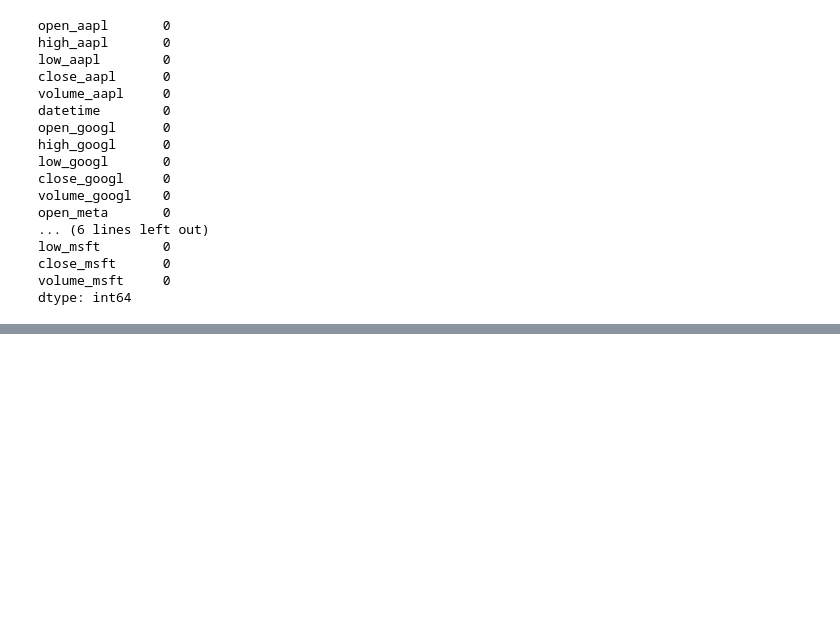
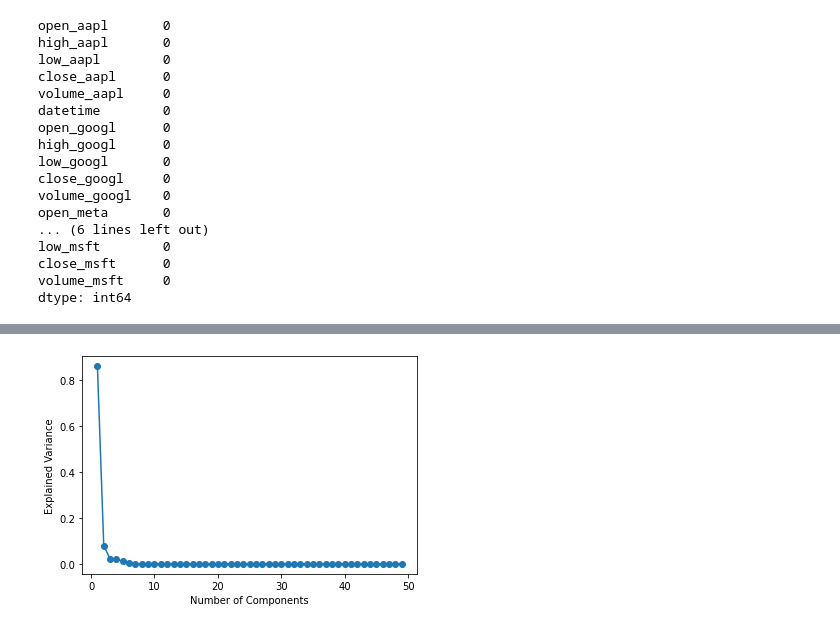
Before and after one commit to fmedrano2019/TraderJoes, a Jupyter notebook: TDAmeritrade-data-extraction.ipynb, the cells around one changed output, grey strips where cells are left out. Cells and saved outputs as stored; diff of their text form; code cells hidden in the pictures; blank space fills up the shorter version.

Commit message:
feature reduction attempts, limited due to high correlation

```diff
--- a/TDAmeritrade-data-extraction.ipynb
+++ b/TDAmeritrade-data-extraction.ipynb
@@ -243,0 +249,11 @@ df.to_csv("data/" + filename, index=False)
+# %%
+# Use Varclushi for feature importance and reduction
+
+#Drop row number columns and close_aapl price for feature correlation
+feature_data = data.drop(columns='close_aapl')
+feature_data = data.drop(columns='row_number')
+feature_data = data.drop(columns='datetime')
+
+data_vc = VarClusHi(feature_data, maxeigval2 = 1, maxclus = None)
+data_vc.varclus()
+data_vc.info
@@ -243,0 +273,12 @@ df.to_csv("data/" + filename, index=False)
+# %%
+# PCA Feature Reduction
+data_pca = feature_data.values
+data_pca = (data_pca - data_pca.mean()) / data_pca.std()
+
+# Fit PCA with all features
+pca = PCA()
+pca.fit(data_pca)
+
+# Check explained variance ratios for each component
+explained_variances = pca.explained_variance_ratio_
+print(explained_variances)
@@ -243,0 +299,9 @@ df.to_csv("data/" + filename, index=False)
+# %%
+# Visualize explained variance ratios
+import matplotlib.pyplot as plt
+plt.plot(range(1, 50), explained_variances, marker='o')
+plt.xlabel('Number of Components')
+plt.ylabel('Explained Variance')
+plt.show()
+# %% [output]
+[figure, added]
```
Also changed, not shown: parts of 13 cells of this notebook, 1 other file.
